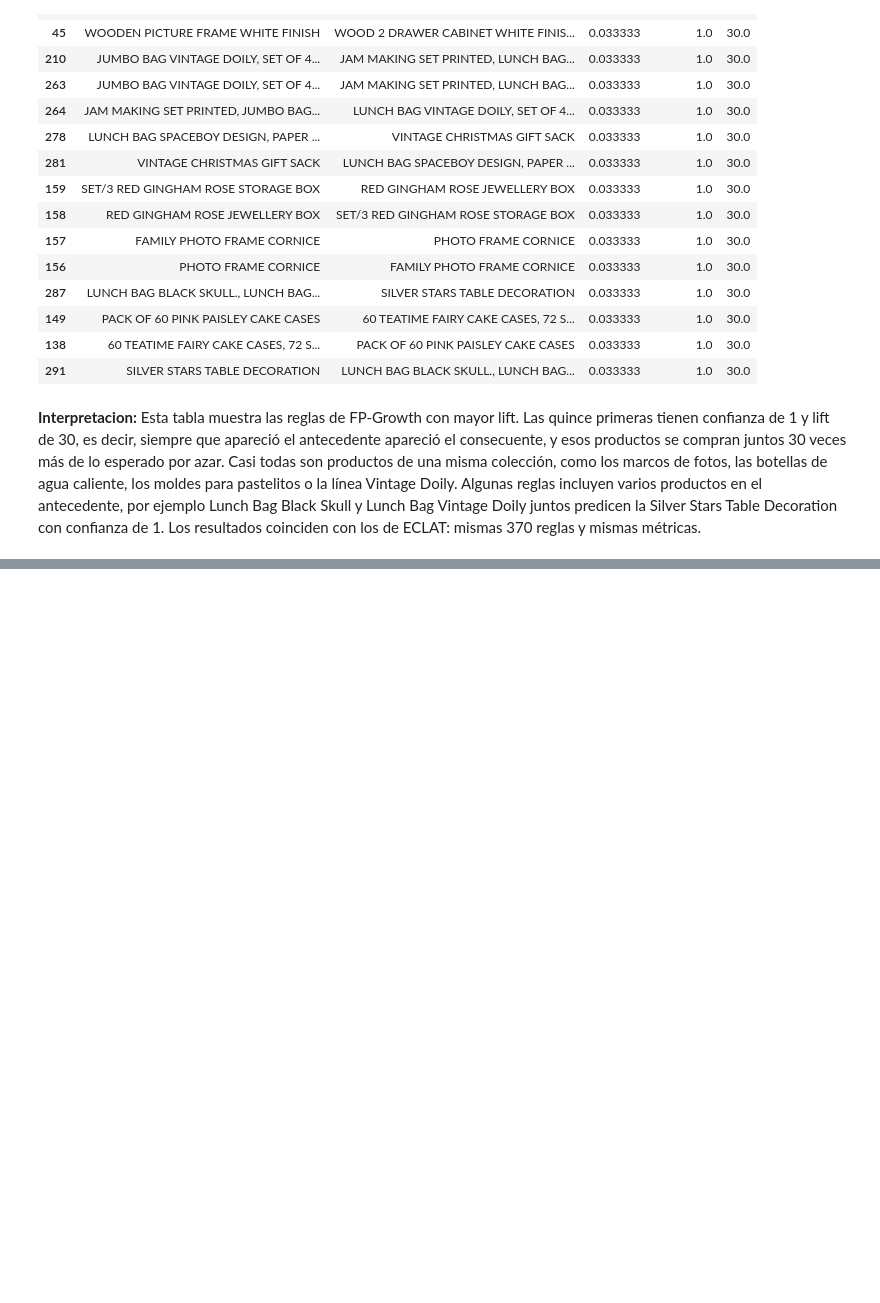
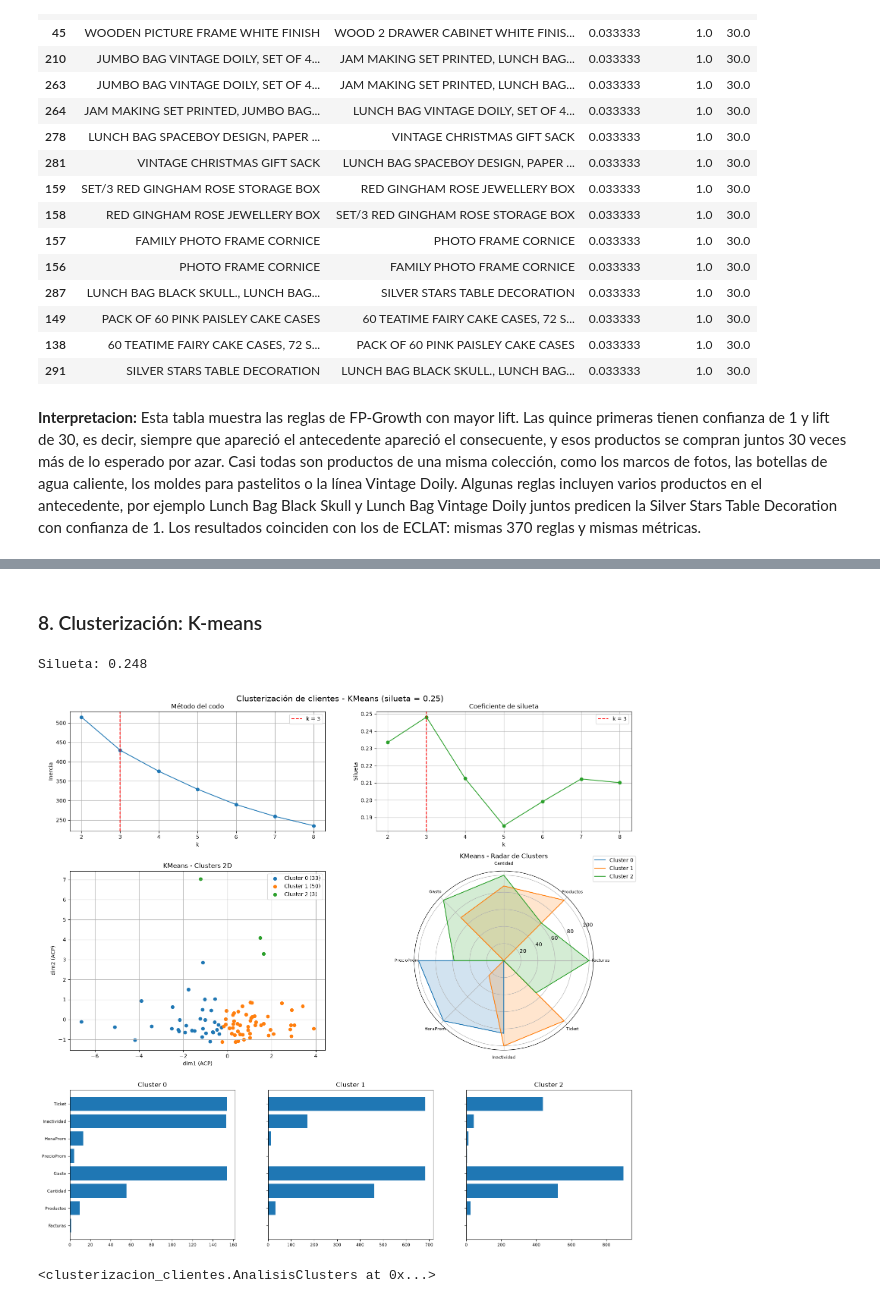
Before and after one commit to SharonOG23/Proyecto_MineriaDeDatosII, a Jupyter notebook: reporte_final/reporte_final.ipynb, the cells around one changed output, grey strips where cells are left out. Cells and saved outputs as stored; diff of their text form; code cells hidden in the pictures; blank space fills up the shorter version.

```diff
--- a/reporte_final/reporte_final.ipynb
+++ b/reporte_final/reporte_final.ipynb
@@ -454,0 +459,27 @@ tabla.head(15)
+# %%
+import sys
+from pathlib import Path
+
+RAIZ = Path.cwd()
+if not (RAIZ / "eda").exists():          # si el notebook está dentro de reporte_final/
+    RAIZ = RAIZ.parent
+for carpeta in (RAIZ, RAIZ / "eda", RAIZ / "Clusterizacion"):
+    sys.path.insert(0, str(carpeta))
+
+%matplotlib inline
+import pandas as pd
+
+from acp_clientes import AnalisisACP, preparar_clientes
+from clusterizacion_clientes import AnalisisClusters
+from tsne_clientes import AnalisisTSNE
+from umap_clientes import AnalisisUMAP
+from lasso_clientes import AnalisisLasso
+from Ridge import AnalisisRidge
+
+CSV = str(RAIZ / "processed" / "2mil_online_retail.csv")
+# %%
+# Se prepara una sola vez y todas las clases usan estas dos tablas.
+
+datos_est, datos_num = preparar_clientes(CSV)
+print(f"Clientes: {datos_num.shape[0]} | Variables: {datos_num.shape[1]}")
+datos_num.head()
@@ -454,0 +495,11 @@ tabla.head(15)
+# %% [markdown]
+### 8. Clusterización: K-means
+# %%
+# K-Means (codo, silueta, mapa 2D, radar y barras)
+km = AnalisisClusters(datos_est, datos_num, n_clusters=3).ajustar()
+print("Silueta:", round(km.silueta, 3))
+km.graficar(k_max=8)
+# %% [output]
+Silueta: 0.248
+[figure, added]
+<clusterizacion_clientes.AnalisisClusters at 0x...>
```
Also changed, not shown: parts of 13 cells of this notebook.
